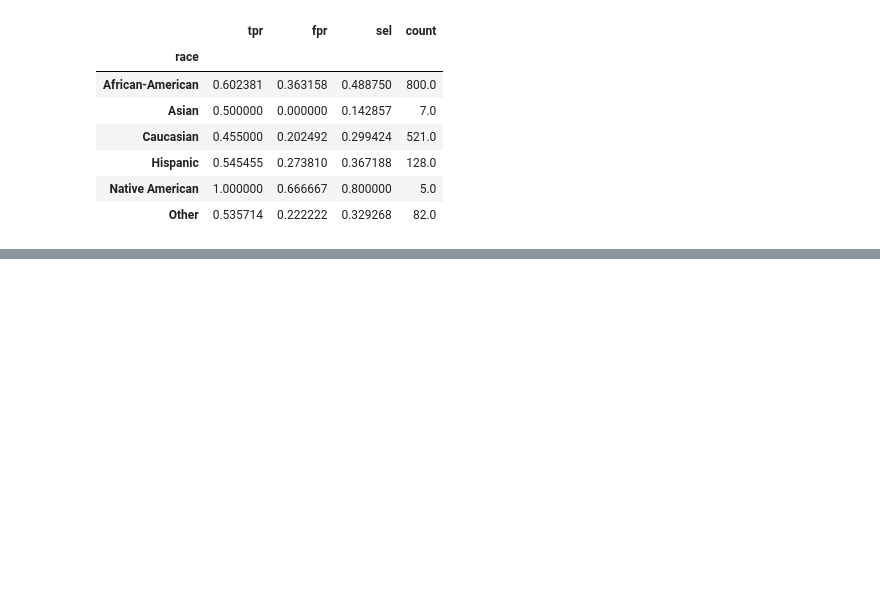
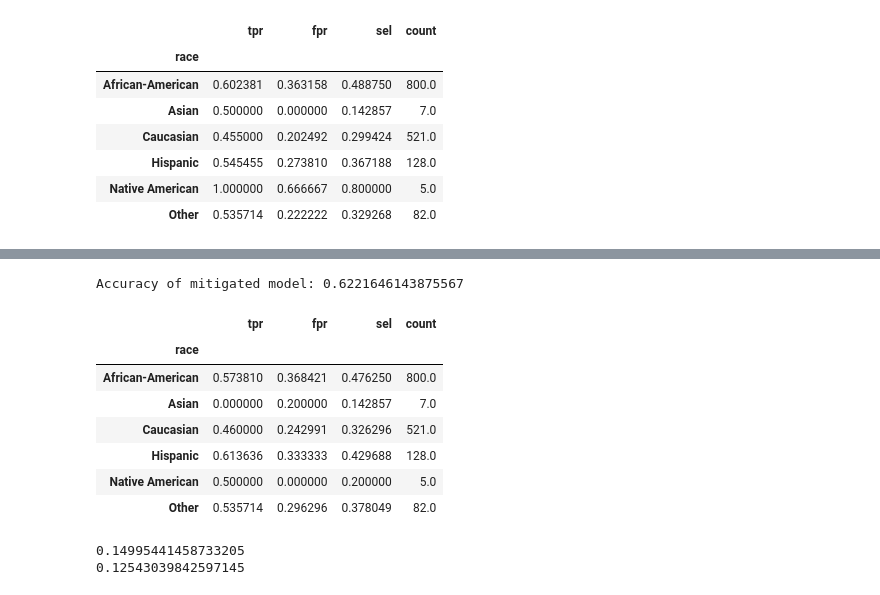
Before and after one commit to ryanmonemian/fairlearn-bias-audit, a Jupyter notebook: notebooks/bias_audit.ipynb, the cells around one changed output, grey strips where cells are left out. Cells and saved outputs as stored; diff of their text form; code cells hidden in the pictures; blank space fills up the shorter version.

Commit message:
Add mitigation analysis with fairness/accuracy tradeoff

```diff
--- a/notebooks/bias_audit.ipynb
+++ b/notebooks/bias_audit.ipynb
@@ -137,7 +143,7 @@ Fairlearn
 from fairlearn.metrics import MetricFrame, count, false_positive_rate, selection_rate
 from sklearn.metrics import recall_score
 
-race = df_clean.loc[val_X.index, 'race']
+race_val = df_clean.loc[val_X.index, 'race']
 #Construct the function dict
 metrics = {
     'tpr' : recall_score,
@@ -151,7 +157,7 @@ mf = MetricFrame(
     metrics = metrics,
     y_true= val_y,
     y_pred= predictions,
-    sensitive_features= race
+    sensitive_features= race_val
 )
 
 mf.by_group
@@ -166,0 +238,43 @@ mf.by_group
+# %%
+from fairlearn.reductions import DemographicParity, ExponentiatedGradient
+
+race_train = df_clean.loc[train_X.index, 'race']
+
+mitigated_model = RandomForestClassifier(n_estimators=100, random_state=1)
+
+dp = DemographicParity(difference_bound=0.01)
+eg = ExponentiatedGradient(estimator=mitigated_model, constraints=dp)
+
+eg.fit(OH_train_X, train_y, sensitive_features=race_train)
+mitigated_predictions = eg.predict(OH_val_X)
+
+print(f"Accuracy of mitigated model: {accuracy_score(val_y, mitigated_predictions)}")
+
+mitigated_mf = MetricFrame(
+    metrics = metrics,
+    y_true= val_y,
+    y_pred= mitigated_predictions,
+    sensitive_features= race_val
+)
+
+print("Bias metrics for the mitigated model:")
+mitigated_mf.by_group
+# %% [output]
+Accuracy of mitigated model: 0.6221646143875567
+|  | tpr | fpr | sel | count |
+| race |  |  |  |  |
+| African-American | 0.573810 | 0.368421 | 0.476250 | 800.0 |
+| Asian | 0.000000 | 0.200000 | 0.142857 | 7.0 |
+| Caucasian | 0.460000 | 0.242991 | 0.326296 | 521.0 |
+| Hispanic | 0.613636 | 0.333333 | 0.429688 | 128.0 |
+| Native American | 0.500000 | 0.000000 | 0.200000 | 5.0 |
+| Other | 0.535714 | 0.296296 | 0.378049 | 82.0 |
+# %%
+dpd_mitigated = demographic_parity_difference(val_y[mask], mitigated_predictions[mask], sensitive_features=race_val[mask])
+eod_mitigated = equalized_odds_difference(val_y[mask], mitigated_predictions[mask], sensitive_features=race_val[mask])
+
+print(dpd_mitigated)
+print(eod_mitigated)
+# %% [output]
+0.14995441458733205
+0.12543039842597145
```
Also changed, not shown: parts of 12 cells of this notebook.
